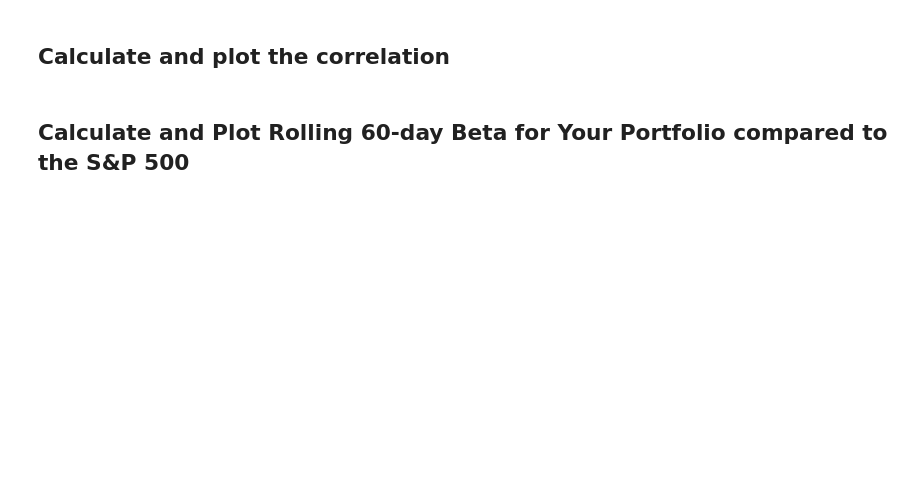
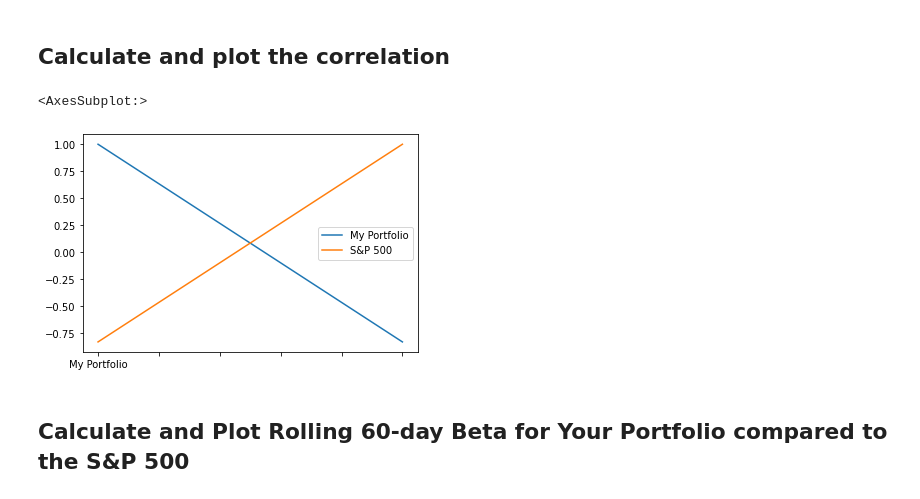
Before and after one commit to mmsaki/whale_portfolio, a Jupyter notebook: whale_analysis.ipynb, the cells around one changed output. Saved outputs shown, nothing was run; the diff lists cells and outputs as text; code cells hidden in the pictures; blank space fills up the shorter version.

```diff
--- a/whale_analysis.ipynb
+++ b/whale_analysis.ipynb
@@ -396,6 +462,15 @@ weights = [1/3, 1/3, 1/3]
 # %% [markdown]
 ## Calculate and plot the correlation
+# %%
+correlation_df = pd.concat([my_cumulative_returns, cumultive_returns['sp500']], axis="columns", join="inner")
+correlation_df.columns = ['My Portfolio', 'S&P 500']
+correlation_df.dropna(inplace= True)
 # %%
 # Calculate and plot the correlation
+correlation = correlation_df.corr()
+correlation.plot()
+# %% [output]
+<AxesSubplot:>
+[figure, added]
 # %% [markdown]
 ## Calculate and Plot Rolling 60-day Beta for Your Portfolio compared to the S&P 500
```
Also changed, not shown: parts of 18 cells of this notebook, 5 other files.
